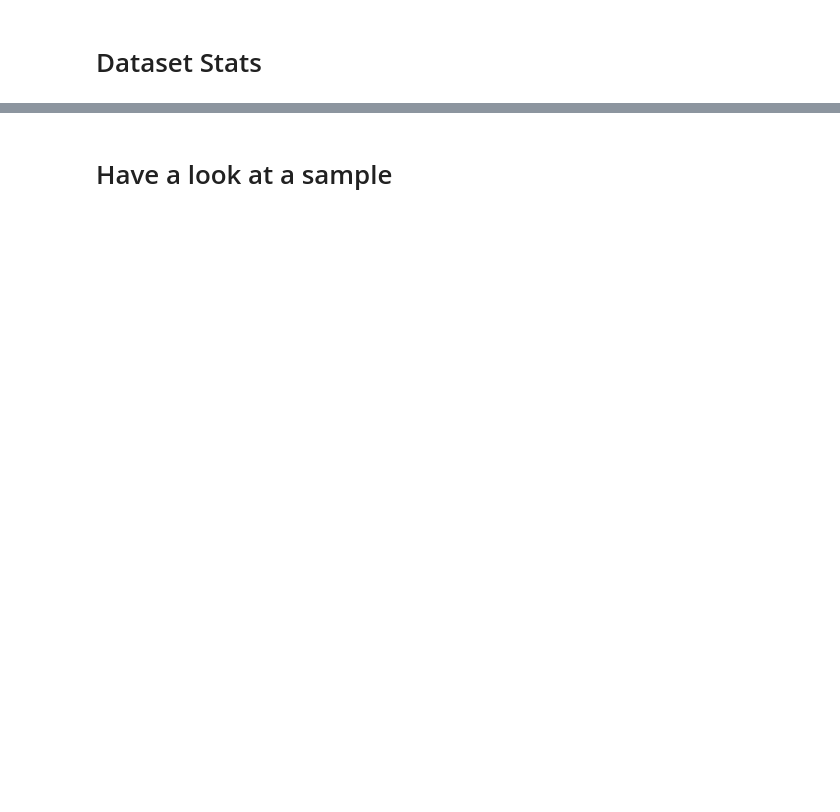
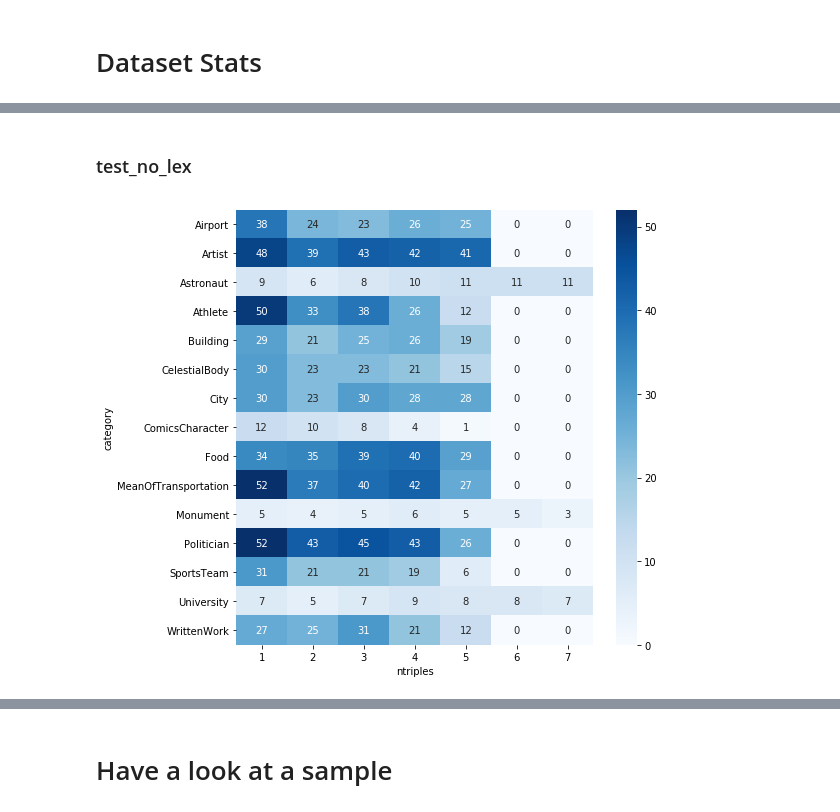
Before and after one commit to abevieiramota/challenge-webnlg, a Jupyter notebook: notebook/1 - Exploratory Data Analysis.ipynb, the cells around one changed output, grey strips where cells are left out. Cells and saved outputs as stored; diff of their text form; code cells hidden in the pictures; blank space fills up the shorter version.

```diff
--- a/notebook/1 - Exploratory Data Analysis.ipynb
+++ b/notebook/1 - Exploratory Data Analysis.ipynb
@@ -43,0 +66,6 @@ corpus.datasets_size(normalize=True)
+# %% [markdown]
+### test_no_lex
+# %%
+heatmap_by_category_ntriples(test_no_lex.edf)
+# %% [output]
+[figure, added]
```
Also changed, not shown: parts of 107 cells of this notebook, 3 other files.
